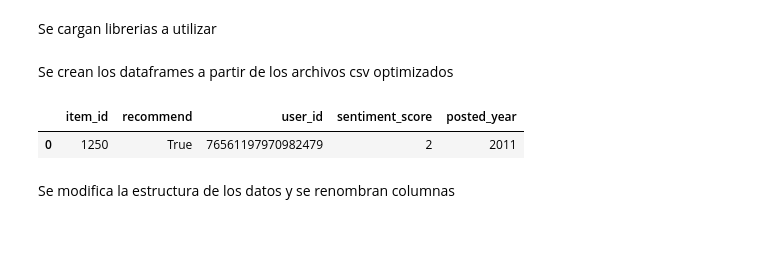
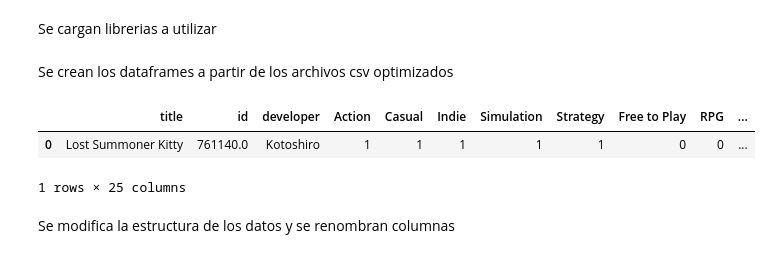
Before and after one commit to wilson2905/Proyecto--Individual, a Jupyter notebook: ETL-EDA_Jupyters/mergeDataSets.ipynb, the cells around one changed output. Drawn from its saved outputs; the diff is of its cells as text; code cells hidden in the pictures.

```diff
--- a/ETL-EDA_Jupyters/mergeDataSets.ipynb
+++ b/ETL-EDA_Jupyters/mergeDataSets.ipynb
@@ -7,14 +7,15 @@ import os
 # %% [markdown]
 Se crean los dataframes a partir de los archivos csv optimizados
 # %%
-df_reviews=pd.read_csv(r"C:\Users\Usuario\Desktop\ProyectoIndividual\reviews_clean.csv",encoding="utf-8")
-df_games=pd.read_csv(r"C:\Users\Usuario\Desktop\ProyectoIndividual\steam_games_clean.csv", encoding="utf-8")
-df_items=pd.read_csv(r"C:\Users\Usuario\Desktop\ProyectoIndividual\user_items_clean.csv", encoding="utf-8")
+df_reviews=pd.read_csv(r"C:\Users\Usuario\Desktop\ProyectoIndividual\DataSets-Clean\reviews_clean.csv",encoding="utf-8")
+df_games=pd.read_csv(r"C:\Users\Usuario\Desktop\ProyectoIndividual\DataSets-Clean\steam_games_clean.csv", encoding="utf-8")
+df_items=pd.read_csv(r"C:\Users\Usuario\Desktop\ProyectoIndividual\DataSets-Clean\user_items_clean.csv", encoding="utf-8")
 # %%
-df_reviews.head(1)
+df_games.head(1)
 # %% [output]
-|  | item_id | recommend | user_id | sentiment_score | posted_year |
-| 0 | 1250 | True | 76561197970982479 | 2 | 2011 |
+|  | title | id | developer | Action | Casual | Indie | Simulation | Strategy | Free to Play | RPG | ... |
+| 0 | Lost Summoner Kitty | 761140.0 | Kotoshiro | 1 | 1 | 1 | 1 | 1 | 0 | 0 | ... |
+1 rows × 25 columns
 # %% [markdown]
 Se modifica la estructura de los datos y se renombran columnas
 # %%
```
Also changed, not shown: parts of 12 cells of this notebook, 7 other files.
